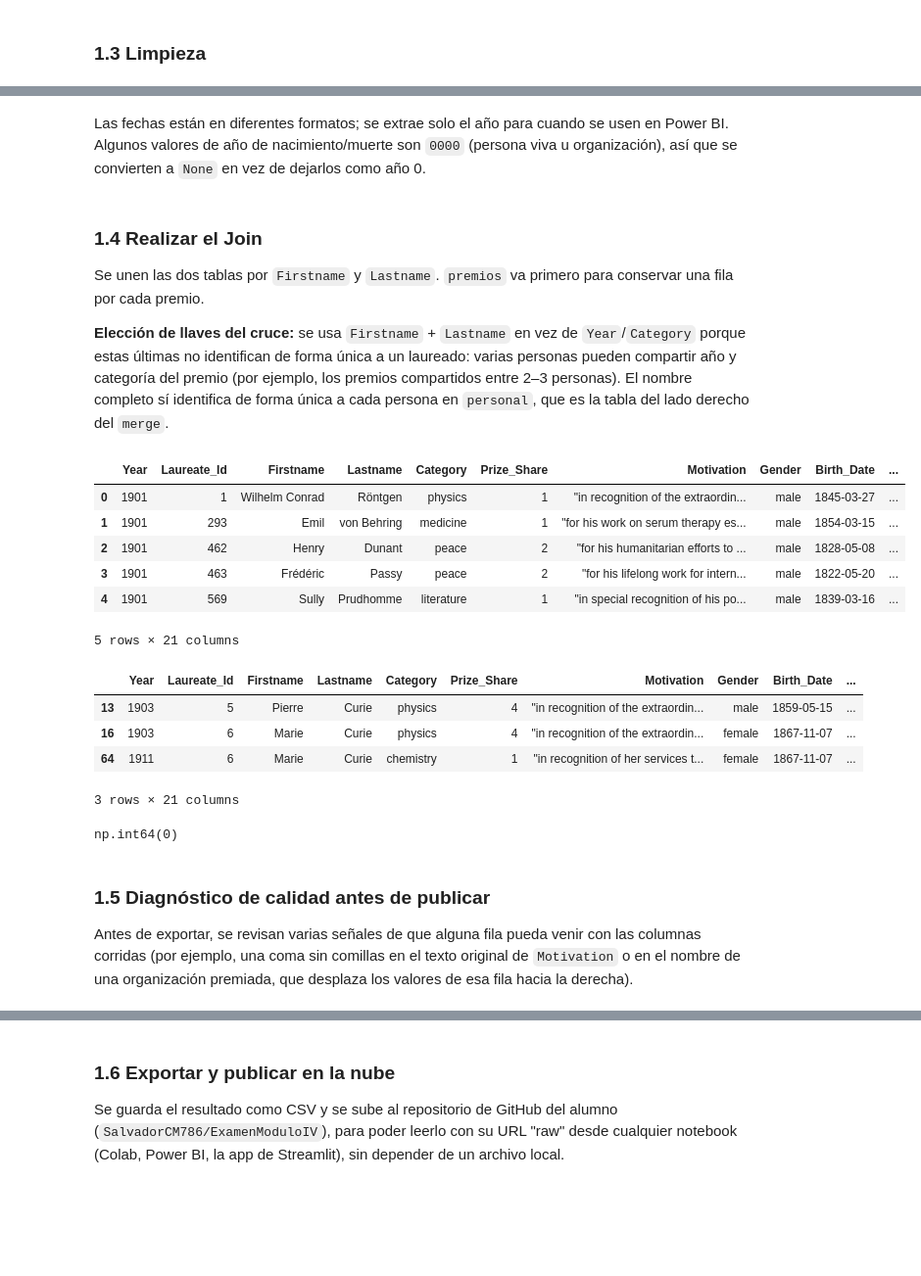
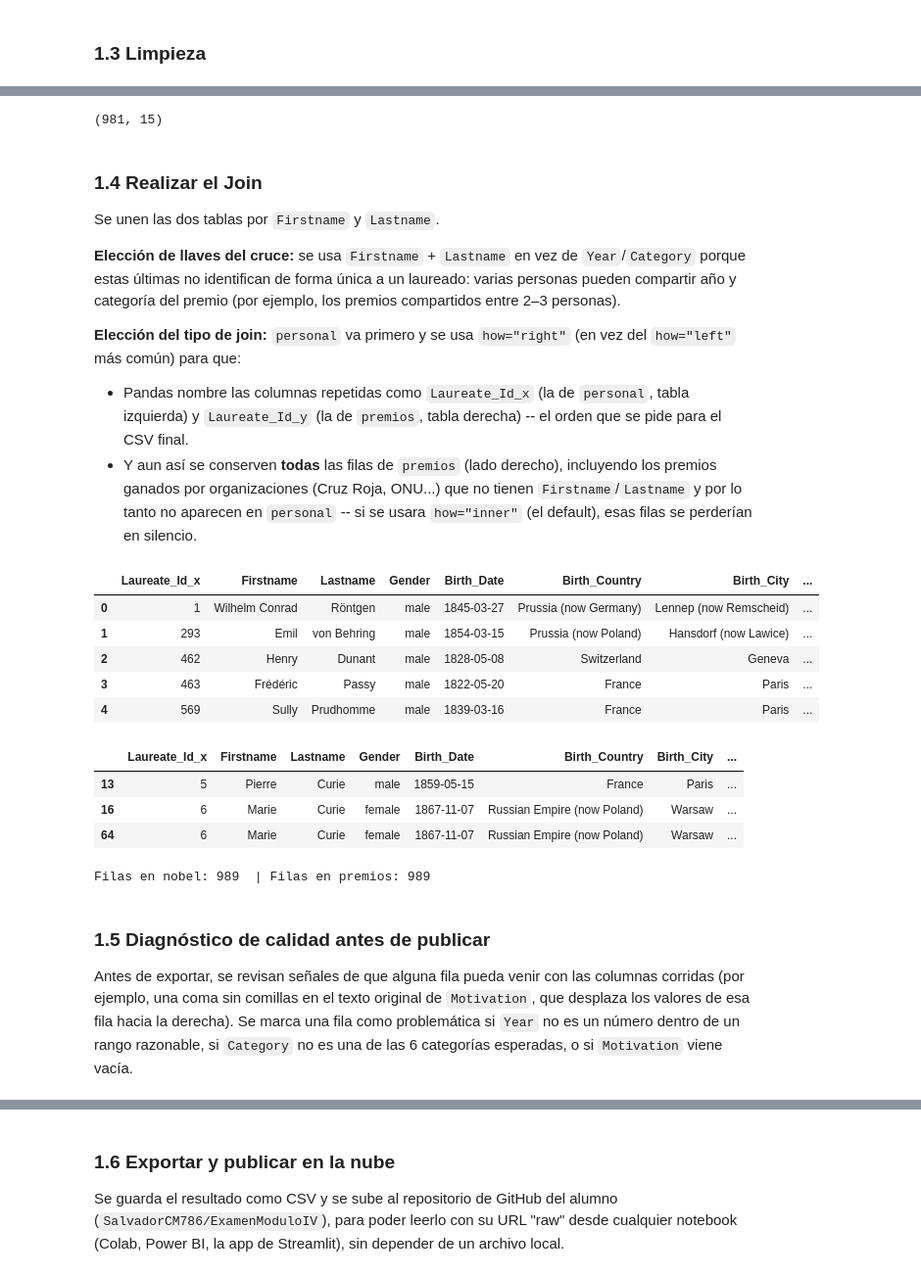
Before and after one commit to SalvadorCM786/ExamenModuloIV, a Jupyter notebook: Examen4SCM.ipynb, the cells around one changed output, grey strips where cells are left out. Shown at 98% size. Saved outputs shown, nothing was run; the diff lists cells and outputs as text; code cells hidden in the pictures; blank space fills up the shorter version.

```diff
--- a/Examen4SCM.ipynb
+++ b/Examen4SCM.ipynb
@@ -102,55 +92,60 @@ apellido (no por Id), esa columna repetida solo estorba: pandas la duplicaría c
-# %%
-personal = personal.drop(columns="Laureate_Id")
-# %% [markdown]
-Las fechas están en diferentes formatos; se extrae solo el año para cuando se usen en Power BI.
-Algunos valores de año de nacimiento/muerte son `0000` (persona viva u organización), así que se
-convierten a `None` en vez de dejarlos como año 0.
-# %%
-personal["Birth_Year"] = personal["Birth_Date"].str.extract(r"(\d{4})").astype(float)
-personal["Death_Year"] = personal["Death_Date"].str.extract(r"(\d{4})").astype(float)
-
-personal.loc[personal["Birth_Year"] == 0, "Birth_Year"] = None
-personal.loc[personal["Death_Year"] == 0, "Death_Year"] = None
+# %%
+# Una fila por persona, no por premio: si no, alguien que ganó dos veces (Marie Curie...)
+# generaría 2x2 = 4 combinaciones al cruzar con premios, en vez de sus 2 premios reales.
+# OJO: a diferencia de la limpieza inicial, aquí NO se elimina la columna Laureate_Id de
+# personal -- se deja para que, al unir con premios (que también la trae), pandas le ponga
+# los sufijos _x (de personal) / _y (de premios) en vez de perderla.
+personal = personal.drop_duplicates(subset="Laureate_Id")
+personal.shape
+# %% [output]
+(981, 15)
 # %% [markdown]
 ### 1.4 Realizar el Join
 
-Se unen las dos tablas por `Firstname` y `Lastname`. `premios` va primero para conservar una
-fila por cada premio.
+Se unen las dos tablas por `Firstname` y `Lastname`.
 
 **Elección de llaves del cruce:** se usa `Firstname` + `Lastname` en vez de `Year`/`Category`
 porque estas últimas no identifican de forma única a un laureado: varias personas pueden
 compartir año y categoría del premio (por ejemplo, los premios compartidos entre 2–3 personas).
-El nombre completo sí identifica de forma única a cada persona en `personal`, que es la tabla
-del lado derecho del `merge`.
+
+**Elección del tipo de join:** `personal` va primero y se usa `how="right"` (en vez del
+`how="left"` más común) para que:
+- Pandas nombre las columnas repetidas como `Laureate_Id_x` (la de `personal`, tabla izquierda)
+  y `Laureate_Id_y` (la de `premios`, tabla derecha) -- el orden que se pide para el CSV final.
+- Y aun así se conserven **todas** las filas de `premios` (lado derecho), incluyendo los premios
+  ganados por organizaciones (Cruz Roja, ONU...) que no tienen `Firstname`/`Lastname` y por lo
+  tanto no aparecen en `personal` -- si se usara `how="inner"` (el default), esas filas se
+  perderían en silencio.
 # %%
-nobel = premios.merge(personal, on=["Firstname", "Lastname"], how="left")
+nobel = personal.merge(premios, on=["Firstname", "Lastname"], how="right", suffixes=("_x", "_y"))
 nobel.head()
 # %% [output]
-|  | Year | Laureate_Id | Firstname | Lastname | Category | Prize_Share | Motivation | Gender | Birth_Date | ... |
-| 0 | 1901 | 1 | Wilhelm Conrad | Röntgen | physics | 1 | "in recognition of the extraordin... | male | 1845-03-27 | ... |
-| 1 | 1901 | 293 | Emil | von Behring | medicine | 1 | "for his work on serum therapy es... | male | 1854-03-15 | ... |
-| 2 | 1901 | 462 | Henry | Dunant | peace | 2 | "for his humanitarian efforts to ... | male | 1828-05-08 | ... |
-| 3 | 1901 | 463 | Frédéric | Passy | peace | 2 | "for his lifelong work for intern... | male | 1822-05-20 | ... |
-| 4 | 1901 | 569 | Sully | Prudhomme | literature | 1 | "in special recognition of his po... | male | 1839-03-16 | ... |
+|  | Laureate_Id_x | Firstname | Lastname | Gender | Birth_Date | Birth_Country | Birth_City | ... |
+| 0 | 1 | Wilhelm Conrad | Röntgen | male | 1845-03-27 | Prussia (now Germany) | Lennep (now Remscheid) | ... |
+| 1 | 293 | Emil | von Behring | male | 1854-03-15 | Prussia (now Poland) | Hansdorf (now Lawice) | ... |
+| 2 | 462 | Henry | Dunant | male | 1828-05-08 | Switzerland | Geneva | ... |
+| 3 | 463 | Frédéric | Passy | male | 1822-05-20 | France | Paris | ... |
+| 4 | 569 | Sully | Prudhomme | male | 1839-03-16 | France | Paris | ... |
-5 rows × 21 columns
 # %%
 # Marie Curie debe aparecer dos veces (1903 y 1911), no cuatro ni una sola
 nobel[nobel["Lastname"] == "Curie"]
 # %% [output]
-|  | Year | Laureate_Id | Firstname | Lastname | Category | Prize_Share | Motivation | Gender | Birth_Date | ... |
-| 13 | 1903 | 5 | Pierre | Curie | physics | 4 | "in recognition of the extraordin... | male | 1859-05-15 | ... |
-| 16 | 1903 | 6 | Marie | Curie | physics | 4 | "in recognition of the extraordin... | female | 1867-11-07 | ... |
-| 64 | 1911 | 6 | Marie | Curie | chemistry | 1 | "in recognition of her services t... | female | 1867-11-07 | ... |
+|  | Laureate_Id_x | Firstname | Lastname | Gender | Birth_Date | Birth_Country | Birth_City | ... |
+| 13 | 5 | Pierre | Curie | male | 1859-05-15 | France | Paris | ... |
+| 16 | 6 | Marie | Curie | female | 1867-11-07 | Russian Empire (now Poland) | Warsaw | ... |
+| 64 | 6 | Marie | Curie | female | 1867-11-07 | Russian Empire (now Poland) | Warsaw | ... |
-3 rows × 21 columns
-# %%
-# Si algún premio no encontró pareja en personal, aquí se vería (debería ser 0)
-nobel["Gender"].isna().sum()
-# %% [output]
-np.int64(0)
+# %%
+# No debe perderse ningún premio en el cruce (debe dar el mismo número de filas que premios)
+print("Filas en nobel:", nobel.shape[0], " | Filas en premios:", premios.shape[0])
+assert nobel.shape[0] == premios.shape[0], "El join perdió o duplicó premios -- revisa la celda anterior"
+# %% [output]
+Filas en nobel: 989  | Filas en premios: 989
 # %% [markdown]
 ### 1.5 Diagnóstico de calidad antes de publicar
 
-Antes de exportar, se revisan varias señales de que alguna fila pueda venir con las columnas
-corridas (por ejemplo, una coma sin comillas en el texto original de `Motivation` o en el
-nombre de una organización premiada, que desplaza los valores de esa fila hacia la derecha).
+Antes de exportar, se revisan señales de que alguna fila pueda venir con las columnas corridas
+(por ejemplo, una coma sin comillas en el texto original de `Motivation`, que desplaza los
+valores de esa fila hacia la derecha). Se marca una fila como problemática si `Year` no es un
+número dentro de un rango razonable, si `Category` no es una de las 6 categorías esperadas, o
+si `Motivation` viene vacía.
 # %%
```
Also changed, not shown: parts of 23 cells of this notebook, 2 other files.
